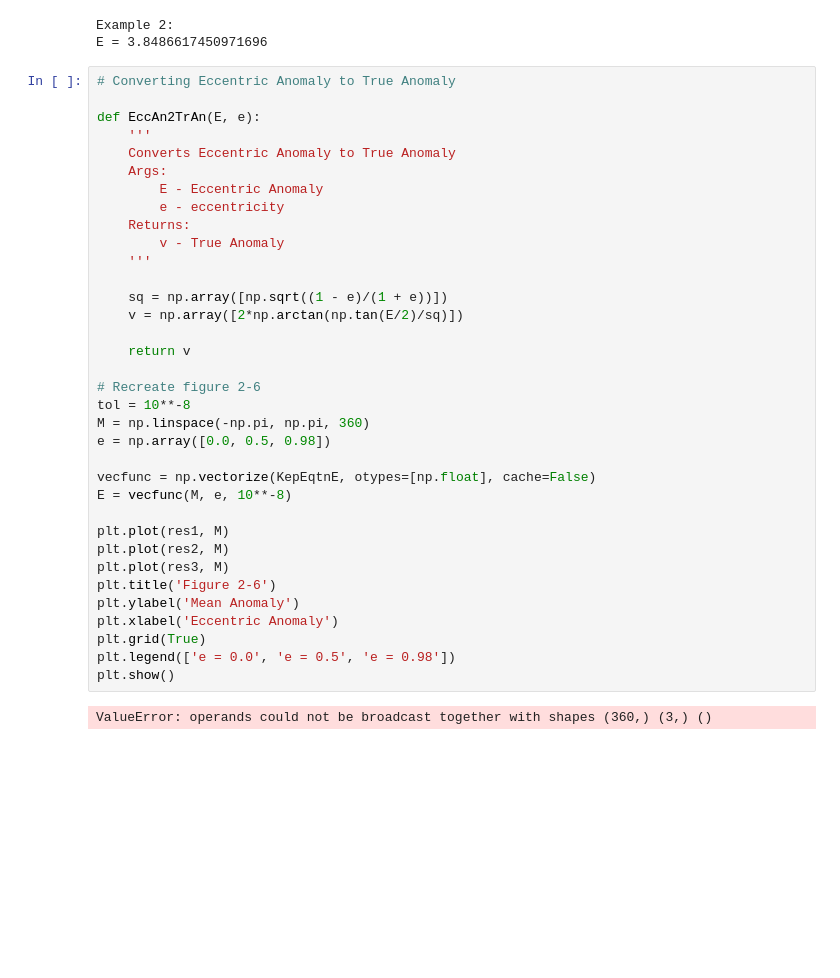
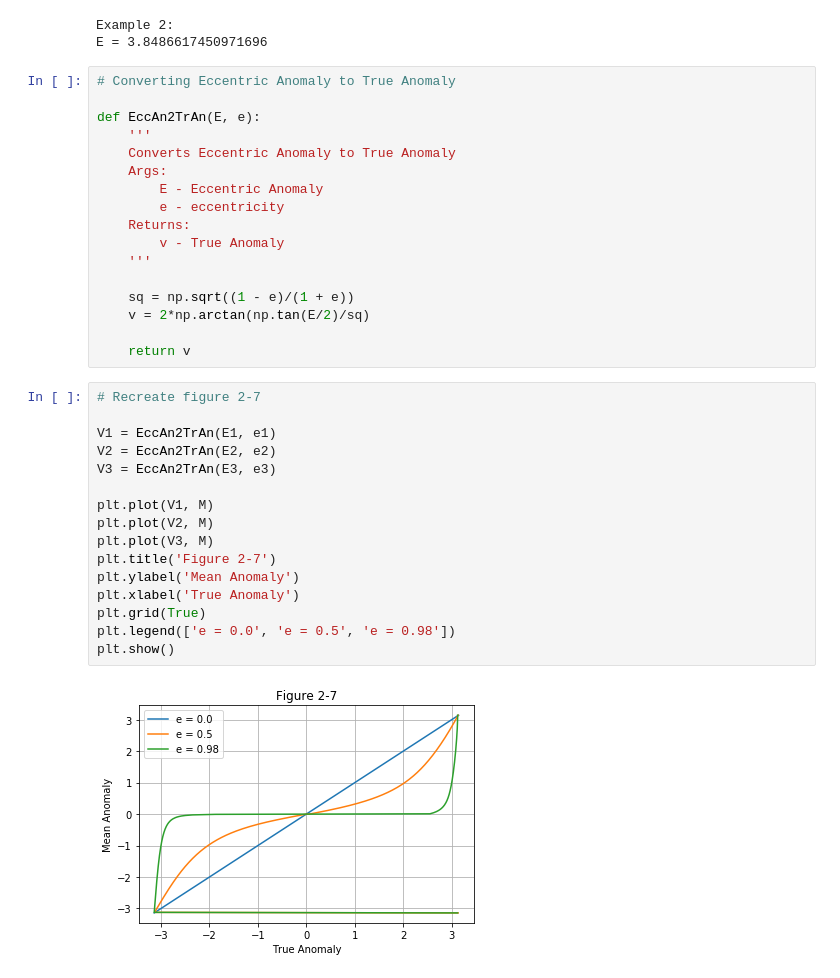
Before and after one commit to samantharamsey/Astrodynamics, a Jupyter notebook: Astrodynamics.ipynb, the cells around one changed output. Saved outputs shown, nothing was run; the diff lists cells and outputs as text; blank space fills up the shorter version.

```diff
--- a/Astrodynamics.ipynb
+++ b/Astrodynamics.ipynb
@@ -363,27 +365,25 @@ def EccAn2TrAn(E, e):
         v - True Anomaly
     '''
 
-    sq = np.array([np.sqrt((1 - e)/(1 + e))])
-    v = np.array([2*np.arctan(np.tan(E/2)/sq)])
+    sq = np.sqrt((1 - e)/(1 + e))
+    v = 2*np.arctan(np.tan(E/2)/sq)
 
     return v
-
-# Recreate figure 2-6
-tol = 10**-8
-M = np.linspace(-np.pi, np.pi, 360)
-e = np.array([0.0, 0.5, 0.98])
-
-vecfunc = np.vectorize(KepEqtnE, otypes=[np.float], cache=False)
-E = vecfunc(M, e, 10**-8)
-
-plt.plot(res1, M)
-plt.plot(res2, M)
-plt.plot(res3, M)
-plt.title('Figure 2-6')
-plt.ylabel('Mean Anomaly')
-plt.xlabel('Eccentric Anomaly')
-plt.grid(True)
-plt.legend(['e = 0.0', 'e = 0.5', 'e = 0.98'])
-plt.show()
-# %% [output]
-ValueError: operands could not be broadcast together with shapes (360,) (3,) ()
+# %%
+# Recreate figure 2-7
+
+V1 = EccAn2TrAn(E1, e1)
+V2 = EccAn2TrAn(E2, e2)
+V3 = EccAn2TrAn(E3, e3)
+
+plt.plot(V1, M)
+plt.plot(V2, M)
+plt.plot(V3, M)
+plt.title('Figure 2-7')
+plt.ylabel('Mean Anomaly')
+plt.xlabel('True Anomaly')
+plt.grid(True)
+plt.legend(['e = 0.0', 'e = 0.5', 'e = 0.98'])
+plt.show()
+# %% [output]
+[figure, added]
```
Also changed, not shown: parts of 15 cells of this notebook.
